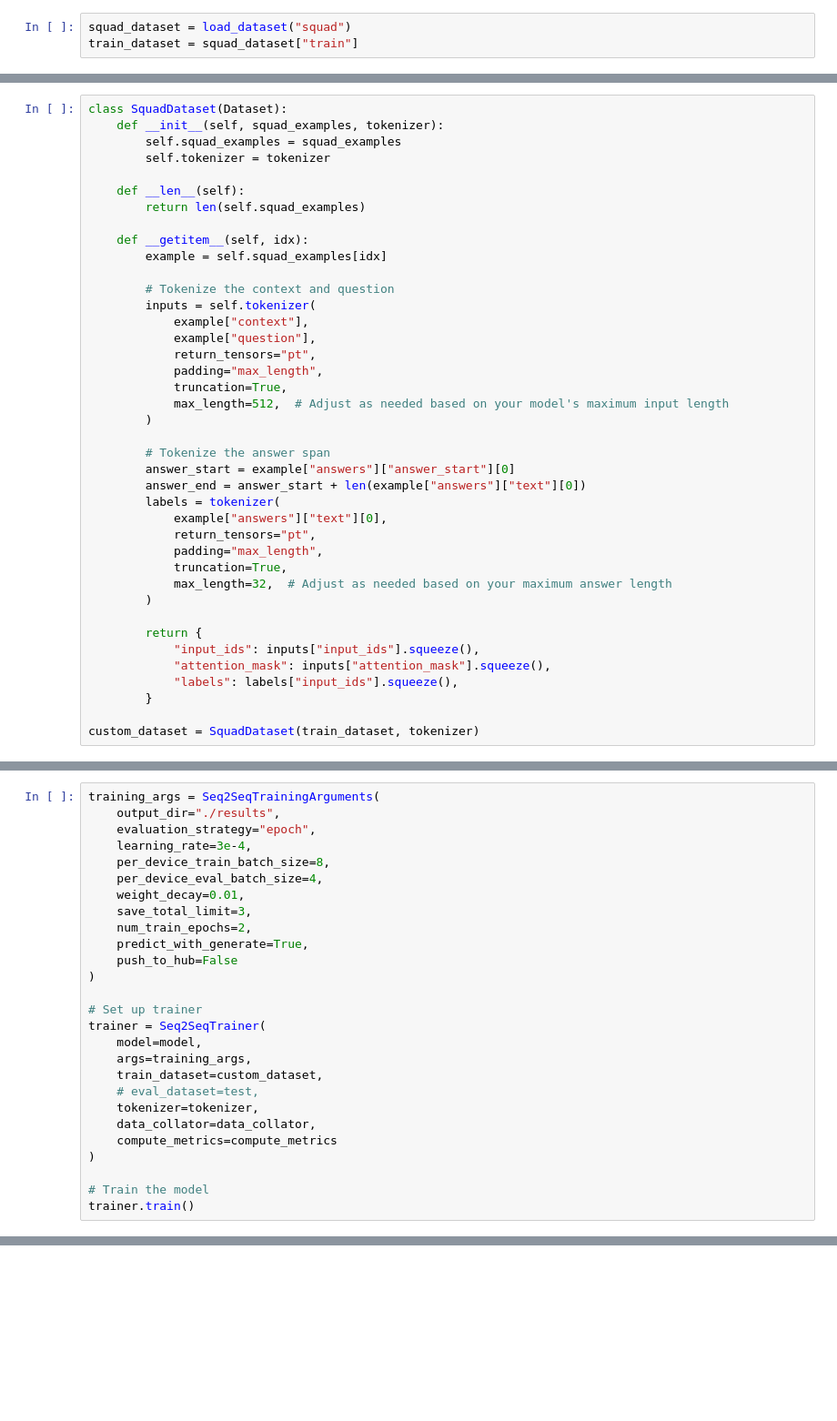
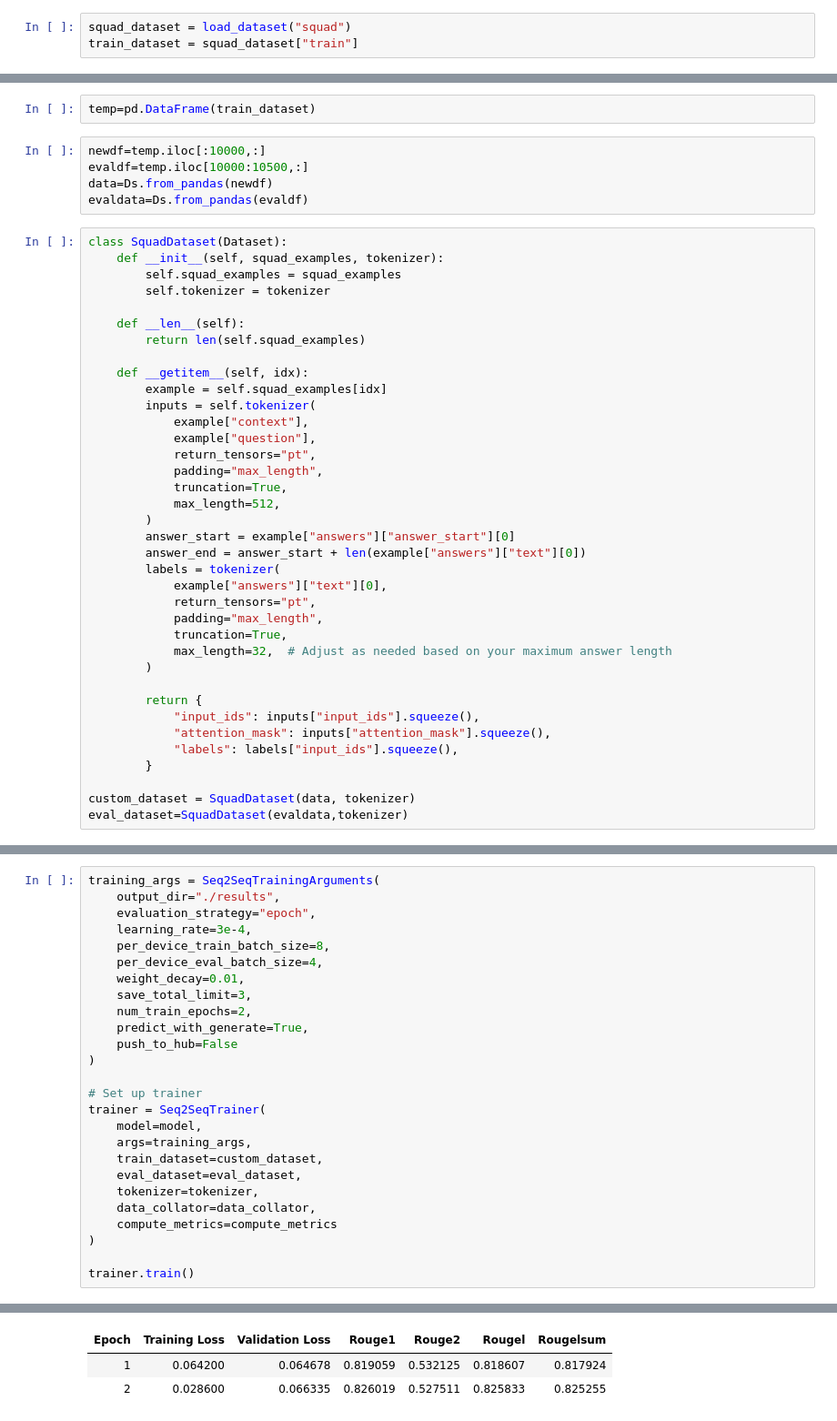
Before and after one commit to shiridikumar/QuestionAnswering, a Jupyter notebook: T5/t5_finettune.ipynb, the cells around one changed output, grey strips where cells are left out. Shown: that part at 91% size. Saved outputs shown, nothing was run; the diff lists cells and outputs as text; blank space fills up the shorter version.

```diff
--- a/T5/t5_finettune.ipynb
+++ b/T5/t5_finettune.ipynb
@@ -136,3 +67,10 @@ train_dataset = squad_dataset["train"]
+# %%
+temp=pd.DataFrame(train_dataset)
+# %%
+newdf=temp.iloc[:10000,:]
+evaldf=temp.iloc[10000:10500,:]
+data=Ds.from_pandas(newdf)
+evaldata=Ds.from_pandas(evaldf)
 # %%
 class SquadDataset(Dataset):
     def __init__(self, squad_examples, tokenizer):
@@ -144,18 +82,14 @@ class SquadDataset(Dataset):
 
     def __getitem__(self, idx):
         example = self.squad_examples[idx]
-
-        # Tokenize the context and question
         inputs = self.tokenizer(
             example["context"],
             example["question"],
             return_tensors="pt",
             padding="max_length",
             truncation=True,
-            max_length=512,  # Adjust as needed based on your model's maximum input length
+            max_length=512,
         )
-
-        # Tokenize the answer span
         answer_start = example["answers"]["answer_start"][0]
         answer_end = answer_start + len(example["answers"]["text"][0])
         labels = tokenizer(
@@ -172,4 +106,5 @@ class SquadDataset(Dataset):
             "labels": labels["input_ids"].squeeze(),
         }
 
-custom_dataset = SquadDataset(train_dataset, tokenizer)
+custom_dataset = SquadDataset(data, tokenizer)
+eval_dataset=SquadDataset(evaldata,tokenizer)
@@ -194,11 +127,11 @@ trainer = Seq2SeqTrainer(
     model=model,
     args=training_args,
     train_dataset=custom_dataset,
-    # eval_dataset=test,
+    eval_dataset=eval_dataset,
     tokenizer=tokenizer,
     data_collator=data_collator,
     compute_metrics=compute_metrics
 )
 
-# Train the model
 trainer.train()
+# %% [output]
@@ -204,0 +139,3 @@ trainer.train()
+| Epoch | Training Loss | Validation Loss | Rouge1 | Rouge2 | Rougel | Rougelsum |
+| 1 | 0.064200 | 0.064678 | 0.819059 | 0.532125 | 0.818607 | 0.817924 |
+| 2 | 0.028600 | 0.066335 | 0.826019 | 0.527511 | 0.825833 | 0.825255 |
```
Also changed, not shown: parts of 23 cells of this notebook, 1 other file.
